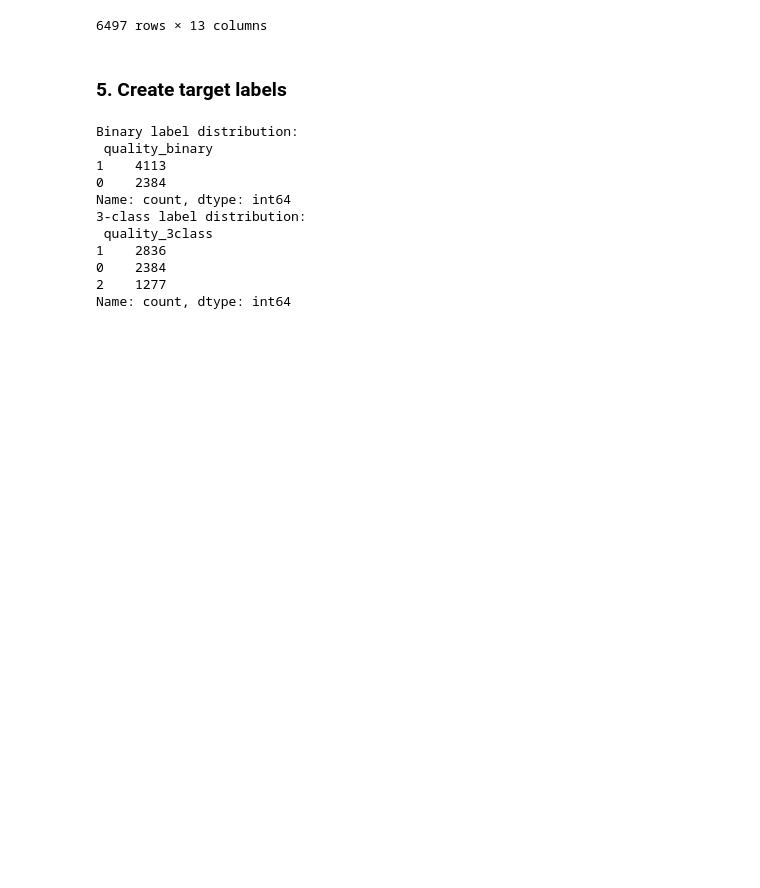
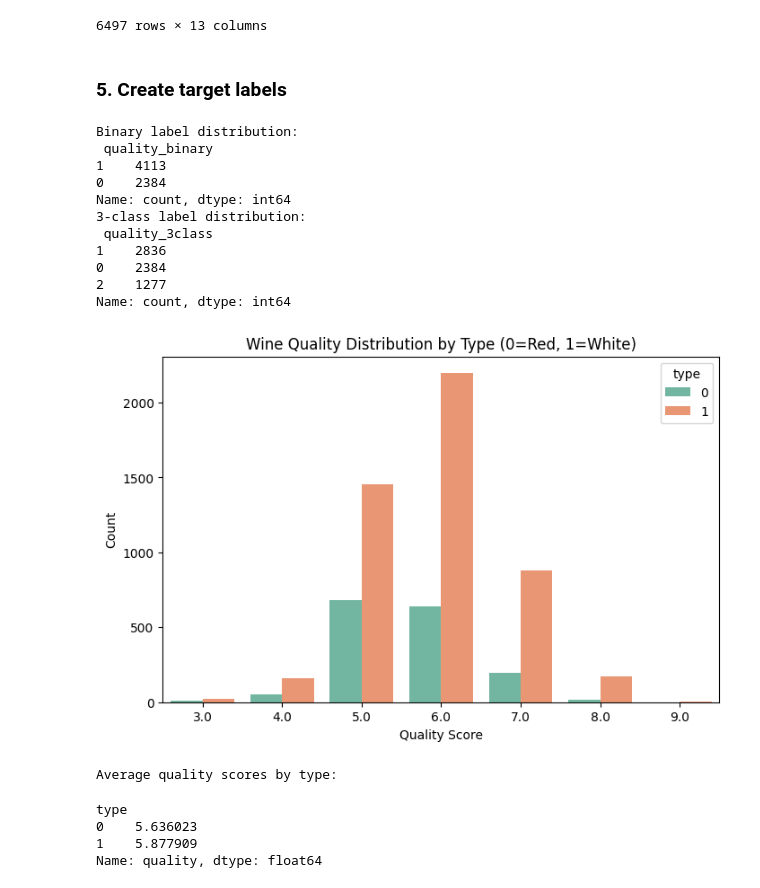
Before and after one commit to kotharisoumil/Wine-Quality, a Jupyter notebook: WineQuality.ipynb, the cells around one changed output. Drawn from its saved outputs; the diff is of its cells as text; code cells hidden in the pictures; blank space fills up the shorter version.

```diff
--- a/WineQuality.ipynb
+++ b/WineQuality.ipynb
@@ -139,3 +153,20 @@ Name: count, dtype: int64
 0    2384
 2    1277
 Name: count, dtype: int64
+# %%
+plt.figure(figsize=(8,5))
+sns.countplot(x='quality', hue='type', data=df, palette="Set2")
+plt.title("Wine Quality Distribution by Type (0=Red, 1=White)")
+plt.xlabel("Quality Score")
+plt.ylabel("Count")
+plt.show()
+
+print("Average quality scores by type:")
+df.groupby('type')['quality'].mean()
+# %% [output]
+[figure, added]
+Average quality scores by type:
+type
+0    5.636023
+1    5.877909
+Name: quality, dtype: float64
```
Also changed, not shown: parts of 3 cells of this notebook.
